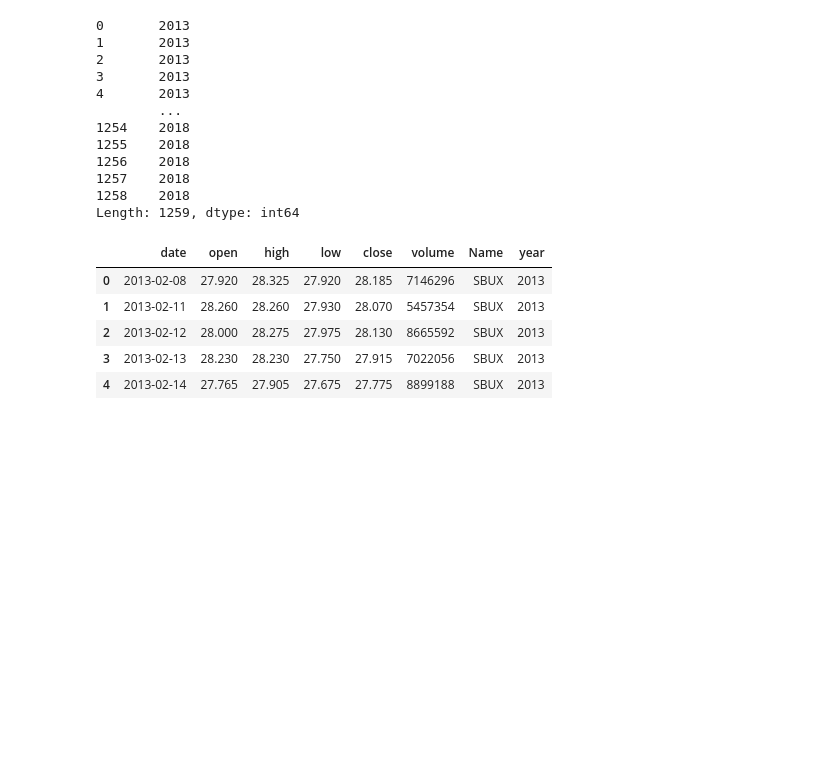
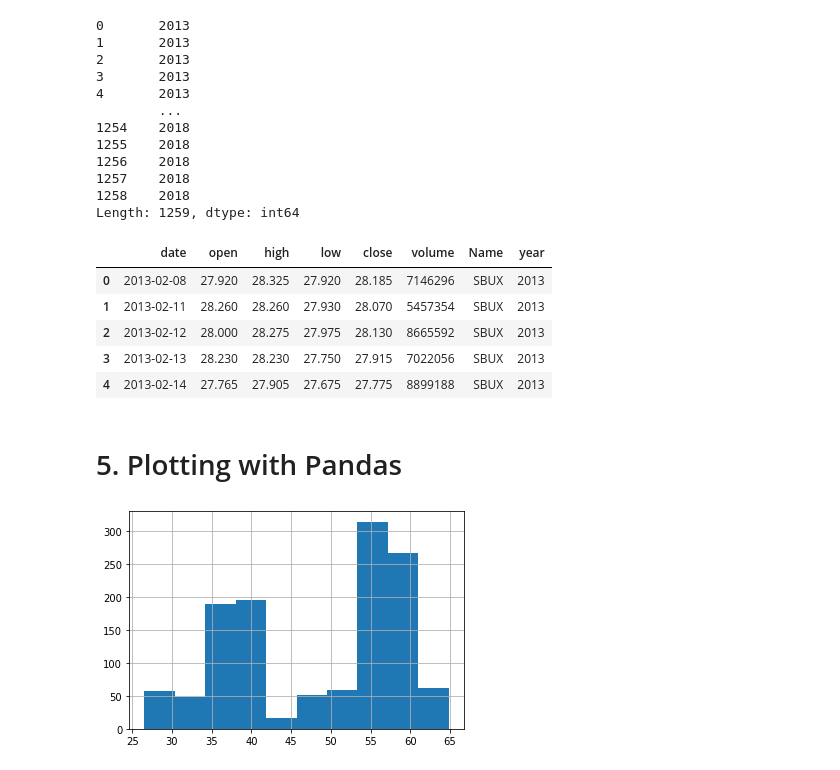
Before and after one commit to clshu/LP_numpy_stack, a Jupyter notebook: Panda_LP.ipynb, the cells around one changed output. Cells and saved outputs as stored; diff of their text form; code cells hidden in the pictures; blank space fills up the shorter version.

Commit message:
5. Plotting with Pandas

```diff
--- a/Panda_LP.ipynb
+++ b/Panda_LP.ipynb
@@ -304,3 +304,9 @@ df.head()
 | 2 | 2013-02-12 | 28.000 | 28.275 | 27.975 | 28.130 | 8665592 | SBUX | 2013 |
 | 3 | 2013-02-13 | 28.230 | 28.230 | 27.750 | 27.915 | 7022056 | SBUX | 2013 |
 | 4 | 2013-02-14 | 27.765 | 27.905 | 27.675 | 27.775 | 8899188 | SBUX | 2013 |
+# %% [markdown]
+# 5. Plotting with Pandas
+# %%
+df['open'].hist();
+# %% [output]
+[figure, added]
```
Also changed, not shown: parts of 3 cells of this notebook.
